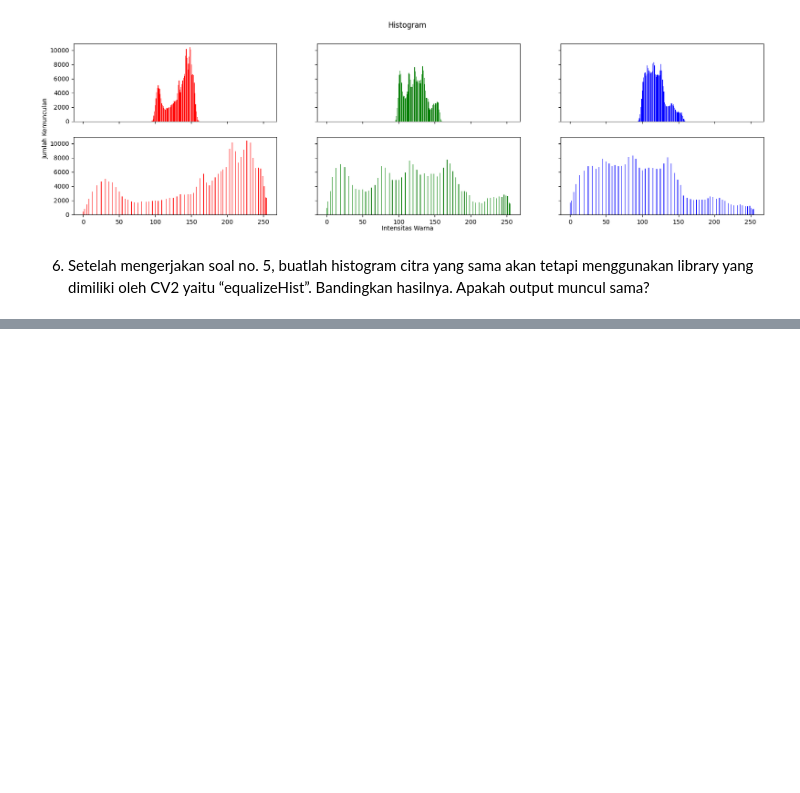
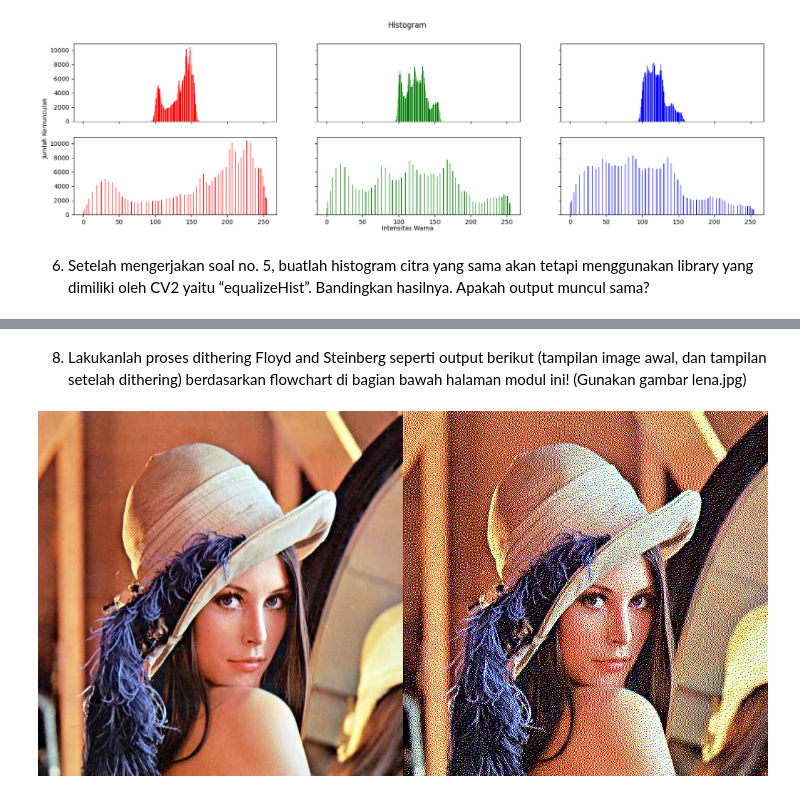
Before and after one commit to RizqiRHuda/PVCK_Semester5, a Jupyter notebook: week6.ipynb, the cells around one changed output, grey strips where cells are left out. Cells and saved outputs as stored; diff of their text form; code cells hidden in the pictures; blank space fills up the shorter version.

```diff
--- a/week6.ipynb
+++ b/week6.ipynb
@@ -262,0 +315,55 @@ plt.show()
+# %% [markdown]
+8. Lakukanlah proses dithering Floyd and Steinberg seperti output berikut (tampilan image awal, dan tampilan setelah dithering) berdasarkan flowchart di bagian bawah halaman modul ini! (Gunakan gambar lena.jpg)
+# %%
+# Memuat gambar asli
+img_original = cv2.imread('/content/drive/MyDrive/img_python/Images/lena.jpg')
+
+# Fungsi untuk menerapkan metode dithering Floyd-Steinberg
+def floyd_steinberg_dithering(image):
+    tinggi = image.shape[0]  # Tinggi citra
+    lebar = image.shape[1]   # Lebar citra
+    channel = image.shape[2]  # Jumlah saluran warna (misalnya: RGB)
+
+    # Jarak antar piksel dalam dithering
+    jarak_pixel = 1
+
+    # Iterasi setiap piksel dalam citra
+    for y in range(tinggi):
+        for x in range(lebar):
+            for c in range(channel):
+                pixel_lama = image[y, x, c]  # Nilai piksel asli
+
+                # Menghitung nilai piksel baru berdasarkan rumus dithering
+                pixel_baru = np.round((jarak_pixel * pixel_lama) / 255.0) * (255 / jarak_pixel)
+                image[y, x, c] = pixel_baru
+                error = pixel_lama - pixel_baru
+
+                # Penyebaran error menggunakan koefisien Floyd-Steinberg
+                if x + 1 < lebar:
+                    image[y, x + 1, c] = threshold(image[y, x + 1, c] + error * 7/16)
+                if y + 1 < tinggi:
+                    if x - 1 >= 0:
+                        image[y + 1, x - 1, c] = threshold(image[y + 1, x - 1, c] + error * 3/16)
+                    image[y + 1, x, c] = threshold(image[y + 1, x, c] + error * 5/16)
+                    if x + 1 < lebar:
+                        image[y + 1, x + 1, c] = threshold(image[y + 1, x + 1, c] + error * 1/16)
+    return image
+
+# Fungsi untuk membatasi nilai warna dalam rentang yang valid (0-255)
+def threshold(nilai_warna):
+    if nilai_warna > 255:
+        nilai_warna = 255
+    elif nilai_warna < 0:
+        nilai_warna = 0
+
+    return nilai_warna
+
+
+img_copy = np.copy(img_original)
+# Menerapkan dithering Floyd-Steinberg
+dithered_image = floyd_steinberg_dithering(img_copy)
+hasil_akhir = cv2.hconcat((img_original, dithered_image))
+# Menampilkan gambar asli dan hasil dithering
+cv2_imshow(hasil_akhir)
+# %% [output]
+[figure, added]
```
Also changed, not shown: parts of 7 cells of this notebook.
